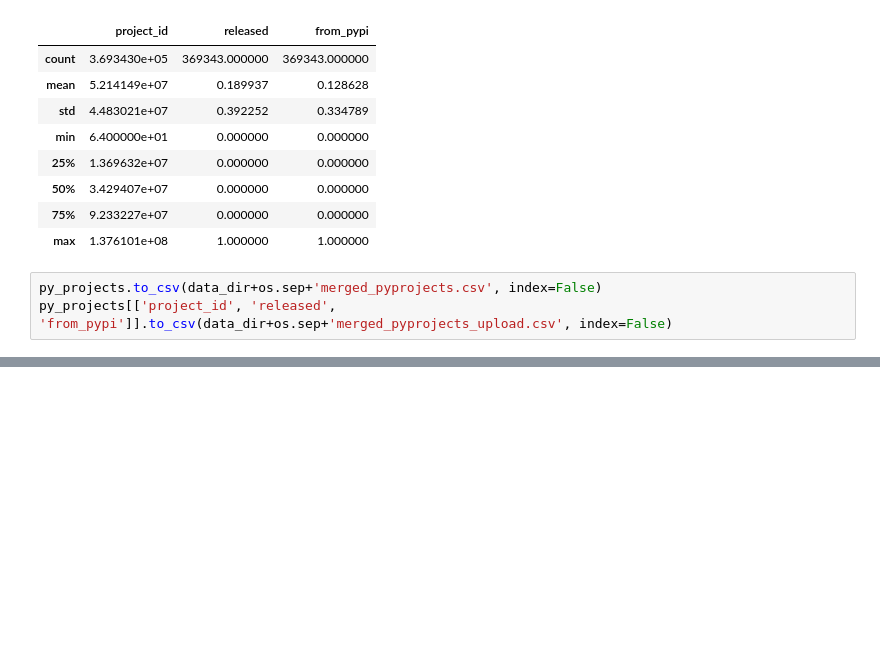
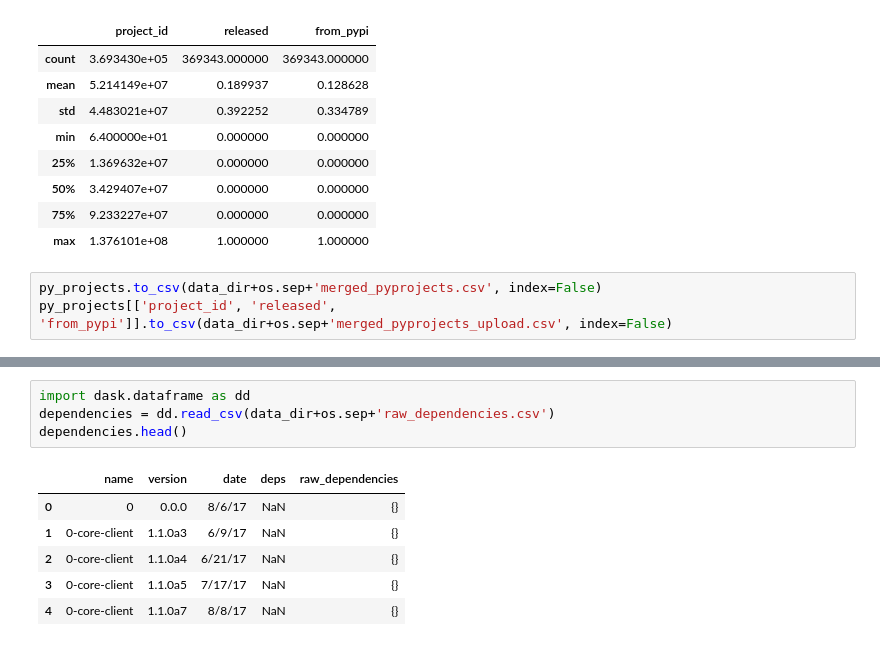
Before and after one commit to cfeng1/github_data_research, a Jupyter notebook: data_collection/data_merge.ipynb, the cells around one changed output, grey strips where cells are left out. Cells and saved outputs as stored; diff of their text form; blank space fills up the shorter version.

```diff
--- a/data_collection/data_merge.ipynb
+++ b/data_collection/data_merge.ipynb
@@ -90,0 +94,11 @@ py_projects[['project_id', 'released', 'from_pypi']].to_csv(data_dir+os.sep+'mer
+# %%
+import dask.dataframe as dd
+dependencies = dd.read_csv(data_dir+os.sep+'raw_dependencies.csv')
+dependencies.head()
+# %% [output]
+|  | name | version | date | deps | raw_dependencies |
+| 0 | 0 | 0.0.0 | 8/6/17 | NaN | {} |
+| 1 | 0-core-client | 1.1.0a3 | 6/9/17 | NaN | {} |
+| 2 | 0-core-client | 1.1.0a4 | 6/21/17 | NaN | {} |
+| 3 | 0-core-client | 1.1.0a5 | 7/17/17 | NaN | {} |
+| 4 | 0-core-client | 1.1.0a7 | 8/8/17 | NaN | {} |
```
Also changed, not shown: parts of 11 cells of this notebook, 1 other file.
